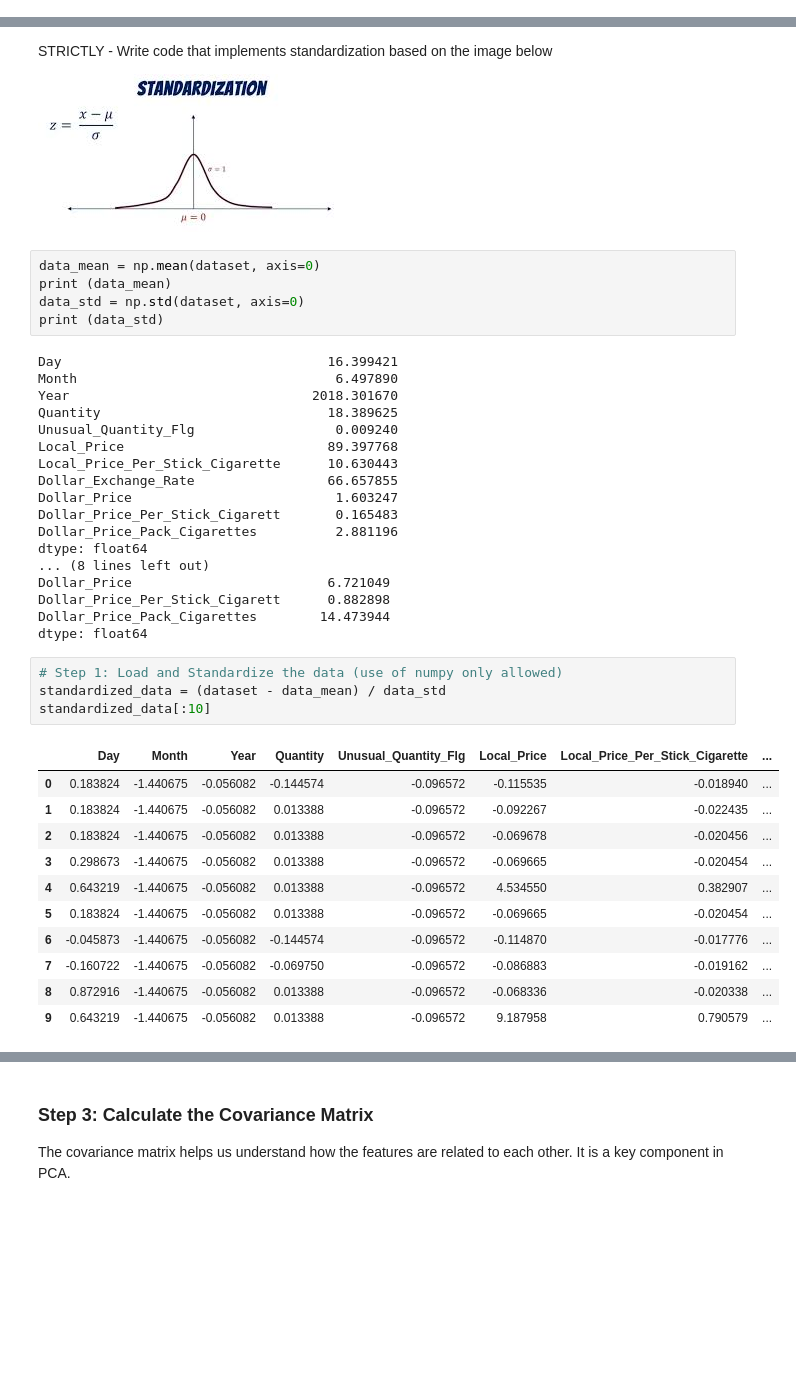
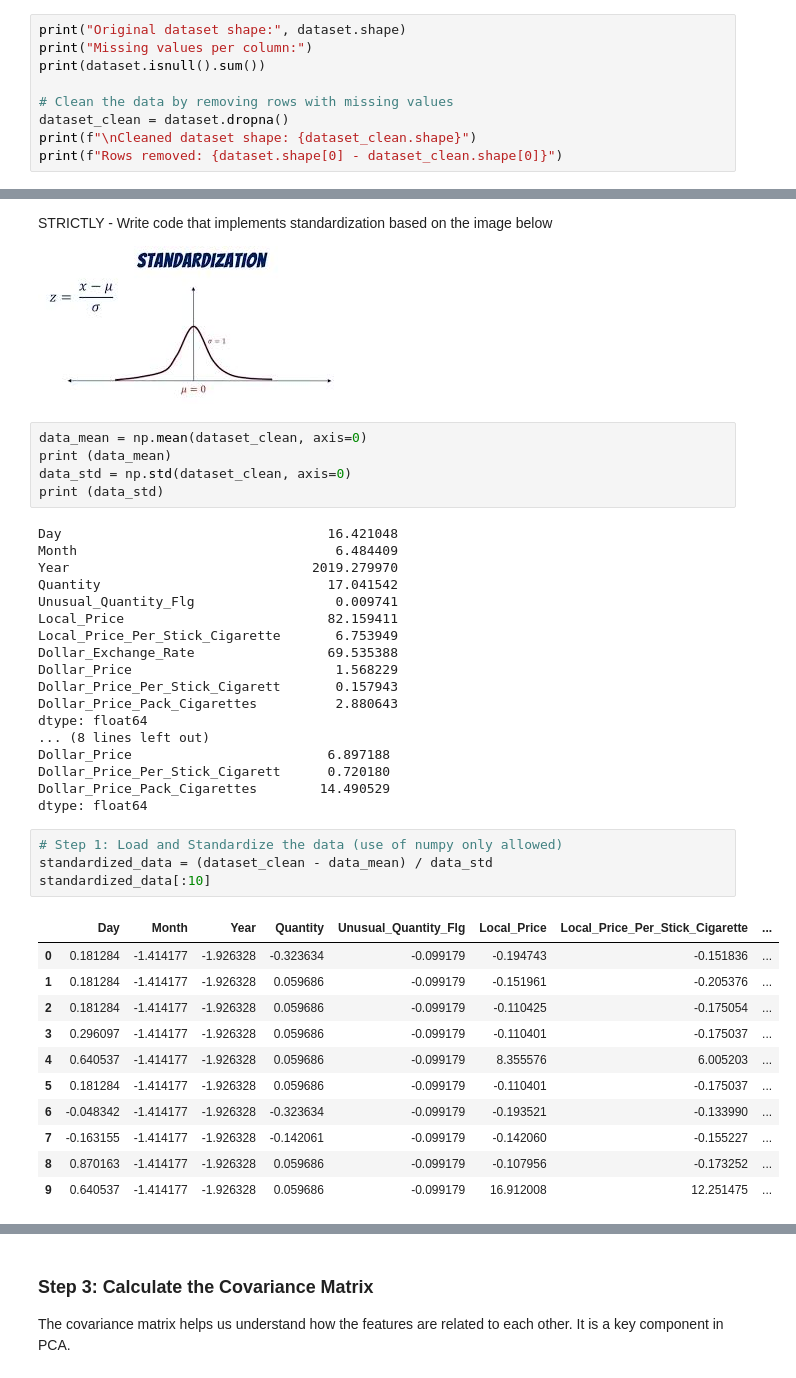
Before and after one commit to Pam-Pam29/ADVANCED-LINEAR-ALGEBRA-PCA-Group-19, a Jupyter notebook: Template_PCA_Formative_1[19].ipynb, the cells around one changed output, grey strips where cells are left out. Saved outputs shown, nothing was run; the diff lists cells and outputs as text; blank space fills up the shorter version.

```diff
--- a/Template_PCA_Formative_1[19].ipynb
+++ b/Template_PCA_Formative_1[19].ipynb
@@ -112,3 +112,12 @@ dataset.head()
 | 2 | 18.0 | 1.0 | 2016.0 | 20.0 | 0.0 | 36.99 | 1.8495 | ... |
 | 3 | 19.0 | 1.0 | 2016.0 | 20.0 | 0.0 | 37.00 | 1.8500 | ... |
 | 4 | 22.0 | 1.0 | 2016.0 | 20.0 | 0.0 | 3500.00 | 175.0000 | ... |
+# %%
+print("Original dataset shape:", dataset.shape)
+print("Missing values per column:")
+print(dataset.isnull().sum())
+
+# Clean the data by removing rows with missing values
+dataset_clean = dataset.dropna()
+print(f"\nCleaned dataset shape: {dataset_clean.shape}")
+print(f"Rows removed: {dataset.shape[0] - dataset_clean.shape[0]}")
@@ -121,41 +148,41 @@ STRICTLY - Write code that implements standardization based on the image below
 
 <img src='embedded-picture-1'/>
 # %%
-data_mean = np.mean(dataset, axis=0)
+data_mean = np.mean(dataset_clean, axis=0)
 print (data_mean)
-data_std = np.std(dataset, axis=0)
+data_std = np.std(dataset_clean, axis=0)
 print (data_std)
 # %% [output]
-Day                                  16.399421
-Month                                 6.497890
-Year                               2018.301670
-Quantity                             18.389625
-Unusual_Quantity_Flg                  0.009240
-Local_Price                          89.397768
-Local_Price_Per_Stick_Cigarette      10.630443
-Dollar_Exchange_Rate                 66.657855
-Dollar_Price                          1.603247
-Dollar_Price_Per_Stick_Cigarett       0.165483
-Dollar_Price_Pack_Cigarettes          2.881196
+Day                                  16.421048
+Month                                 6.484409
+Year                               2019.279970
+Quantity                             17.041542
+Unusual_Quantity_Flg                  0.009741
+Local_Price                          82.159411
+Local_Price_Per_Stick_Cigarette       6.753949
+Dollar_Exchange_Rate                 69.535388
+Dollar_Price                          1.568229
+Dollar_Price_Per_Stick_Cigarett       0.157943
+Dollar_Price_Pack_Cigarettes          2.880643
 dtype: float64
 ... (8 lines left out)
-Dollar_Price                         6.721049
-Dollar_Price_Per_Stick_Cigarett      0.882898
-Dollar_Price_Pack_Cigarettes        14.473944
+Dollar_Price                         6.897188
+Dollar_Price_Per_Stick_Cigarett      0.720180
+Dollar_Price_Pack_Cigarettes        14.490529
 dtype: float64
 # %%
 # Step 1: Load and Standardize the data (use of numpy only allowed)
-standardized_data = (dataset - data_mean) / data_std
+standardized_data = (dataset_clean - data_mean) / data_std
 standardized_data[:10]
 # %% [output]
 |  | Day | Month | Year | Quantity | Unusual_Quantity_Flg | Local_Price | Local_Price_Per_Stick_Cigarette | ... |
-| 0 | 0.183824 | -1.440675 | -0.056082 | -0.144574 | -0.096572 | -0.115535 | -0.018940 | ... |
-| 1 | 0.183824 | -1.440675 | -0.056082 | 0.013388 | -0.096572 | -0.092267 | -0.022435 | ... |
-| 2 | 0.183824 | -1.440675 | -0.056082 | 0.013388 | -0.096572 | -0.069678 | -0.020456 | ... |
-| 3 | 0.298673 | -1.440675 | -0.056082 | 0.013388 | -0.096572 | -0.069665 | -0.020454 | ... |
-| 4 | 0.643219 | -1.440675 | -0.056082 | 0.013388 | -0.096572 | 4.534550 | 0.382907 | ... |
-| 5 | 0.183824 | -1.440675 | -0.056082 | 0.013388 | -0.096572 | -0.069665 | -0.020454 | ... |
-| 6 | -0.045873 | -1.440675 | -0.056082 | -0.144574 | -0.096572 | -0.114870 | -0.017776 | ... |
-| 7 | -0.160722 | -1.440675 | -0.056082 | -0.069750 | -0.096572 | -0.086883 | -0.019162 | ... |
-| 8 | 0.872916 | -1.440675 | -0.056082 | 0.013388 | -0.096572 | -0.068336 | -0.020338 | ... |
-| 9 | 0.643219 | -1.440675 | -0.056082 | 0.013388 | -0.096572 | 9.187958 | 0.790579 | ... |
+| 0 | 0.181284 | -1.414177 | -1.926328 | -0.323634 | -0.099179 | -0.194743 | -0.151836 | ... |
+| 1 | 0.181284 | -1.414177 | -1.926328 | 0.059686 | -0.099179 | -0.151961 | -0.205376 | ... |
+| 2 | 0.181284 | -1.414177 | -1.926328 | 0.059686 | -0.099179 | -0.110425 | -0.175054 | ... |
+| 3 | 0.296097 | -1.414177 | -1.926328 | 0.059686 | -0.099179 | -0.110401 | -0.175037 | ... |
+| 4 | 0.640537 | -1.414177 | -1.926328 | 0.059686 | -0.099179 | 8.355576 | 6.005203 | ... |
+| 5 | 0.181284 | -1.414177 | -1.926328 | 0.059686 | -0.099179 | -0.110401 | -0.175037 | ... |
+| 6 | -0.048342 | -1.414177 | -1.926328 | -0.323634 | -0.099179 | -0.193521 | -0.133990 | ... |
+| 7 | -0.163155 | -1.414177 | -1.926328 | -0.142061 | -0.099179 | -0.142060 | -0.155227 | ... |
+| 8 | 0.870163 | -1.414177 | -1.926328 | 0.059686 | -0.099179 | -0.107956 | -0.173252 | ... |
+| 9 | 0.640537 | -1.414177 | -1.926328 | 0.059686 | -0.099179 | 16.912008 | 12.251475 | ... |
```
Also changed, not shown: parts of 7 cells of this notebook.
